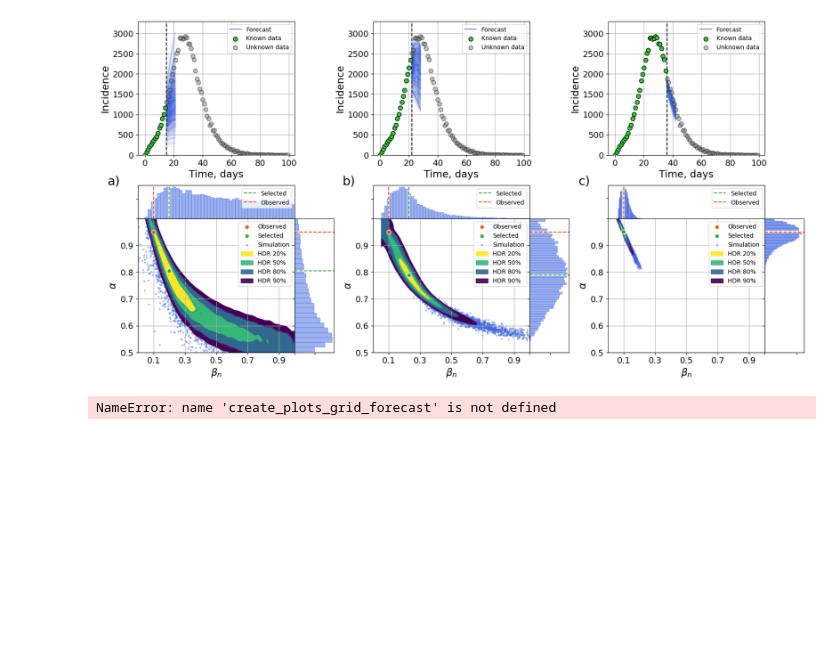
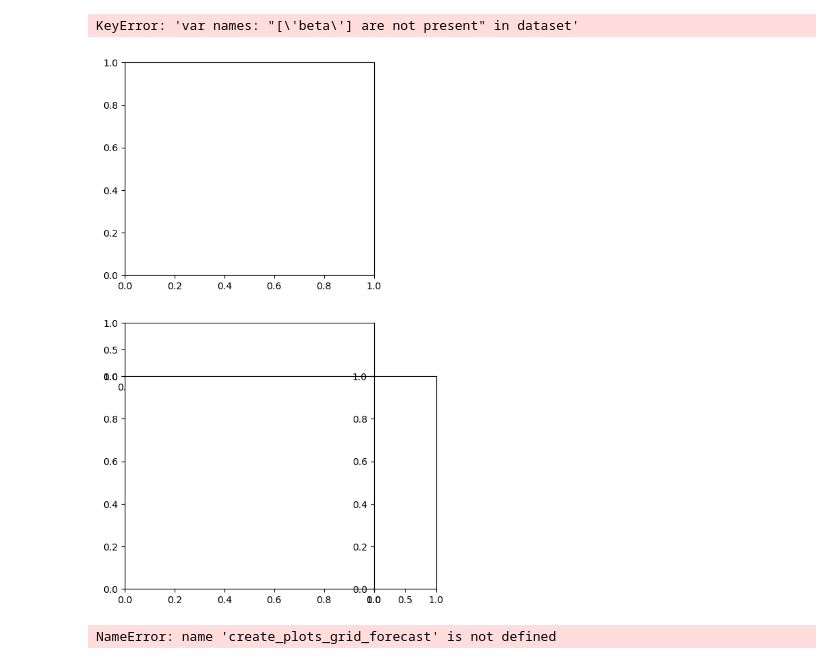
Before and after one commit to Mpkosh/hybrid_surrogate, a Jupyter notebook: notebooks/forecast.ipynb, the cells around one changed output. Cells and saved outputs as stored; diff of their text form; code cells hidden in the pictures; blank space fills up the shorter version.

```diff
--- a/notebooks/forecast.ipynb
+++ b/notebooks/forecast.ipynb
@@ -35,22 +76,20 @@ forecaster = SEIRForecaster(initial_params=initial_params)
 # %%
+%%time
 peak_index = observed_incidence.argmax()
-onset_period = peak_index - 14 + 1
-peak_period = peak_index - 7 + 1
-end_period = peak_index + 1 + 7
+onset_period = peak_index - 14 - 1
+peak_period = peak_index - 7 - 1
+end_period = peak_index + 7 - 1
 
-forecaster_onset = SEIRForecaster(initial_params=initial_params)
-forecaster_peak = SEIRForecaster(initial_params=initial_params)
-forecaster_end = SEIRForecaster(initial_params=initial_params)
+for period in [onset_period, peak_period, end_period]:
+    forecaster = SEIRForecaster(initial_params=initial_params)
 
-idata_onset = forecaster_onset.calibrate(ae_model,
-                                         observed_incidence[:onset_period],
-                                         epsilon=500)
-idata_peak = forecaster_onset.calibrate(ae_model,
-                                        observed_incidence[:peak_period],
-                                        epsilon=500)
-idata_end = forecaster_onset.calibrate(ae_model,
-                                       observed_incidence[:end_period],
-                                       epsilon=500)
+    idata_onset = forecaster_onset.calibrate(ae_model,
+                                             observed_incidence[:100],
+                                             period,
+                                             epsilon=500)
+
+    idata_onset.sample_stats['beta'] = idata_onset.sample_stats['beta'].astype(str)
+    idata_onset.to_netcdf(f"ba_surr_a{alpha}_b{beta}_from_{period}.nc")
 # %% [output]
 Initializing SMC sampler...
 Sampling 4 chains in 4 jobs
@@ -70,15 +123,19 @@ Sampling 4 chains in 4 jobs
 # %%
 true_alpha = 0.95
 true_beta = 0.1
-fig = plots.plot_calib_subplots([idata_onset, idata_peak, idata_end],
-                                [observed_incidence[:end] for end in [onset_period, peak_period, end_period]],
-                                true_params_dict={'alpha': true_alpha, 'beta': true_beta},
-                                full_data=observed_incidence
-                                )
-fig.savefig('../figures/ae_ba_network_hdr_subplots.pdf', bbox_inches='tight')
-fig.savefig('../figures/ae_ba_network_hdr_abc_subplots.png', bbox_inches='tight', dpi=600)
+fig = plots.plot_calib_subplots([idata_onset, idata_onset, idata_onset],
+              [observed_incidence[:end] for end in [onset_period,
+                                                    onset_period,
+                                                    onset_period]],
+              true_params_dict={'alpha': true_alpha,
+                                'beta': true_beta},
+              full_data=observed_incidence
+                               )
+#fig.savefig('../figures/ae_ba_network_hdr_subplots.pdf', bbox_inches='tight')
+#fig.savefig('../figures/ae_ba_network_hdr_abc_subplots.png', bbox_inches='tight', dpi=600)
 # %% [output]
+KeyError: 'var names: "[\'beta\'] are not present" in dataset'
-[figure, old version]
+[figure, new version]
 # %%
 fig = create_plots_grid_forecast(array_of_params_dict=[params_dict_onset, params_dict_peak, params_dict_end],
                            array_of_observed=[observed_incidence[:onset_period],
```
Also changed, not shown: parts of 9 cells of this notebook, 7 other files.
